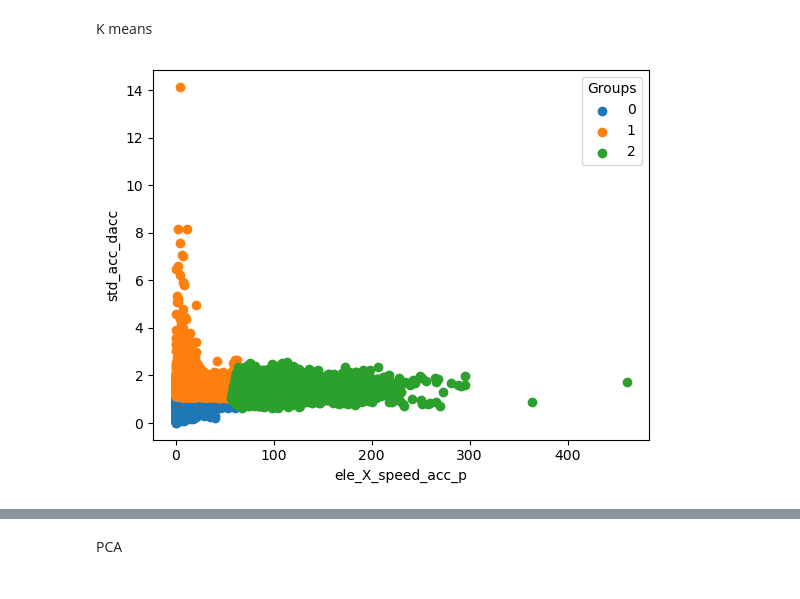
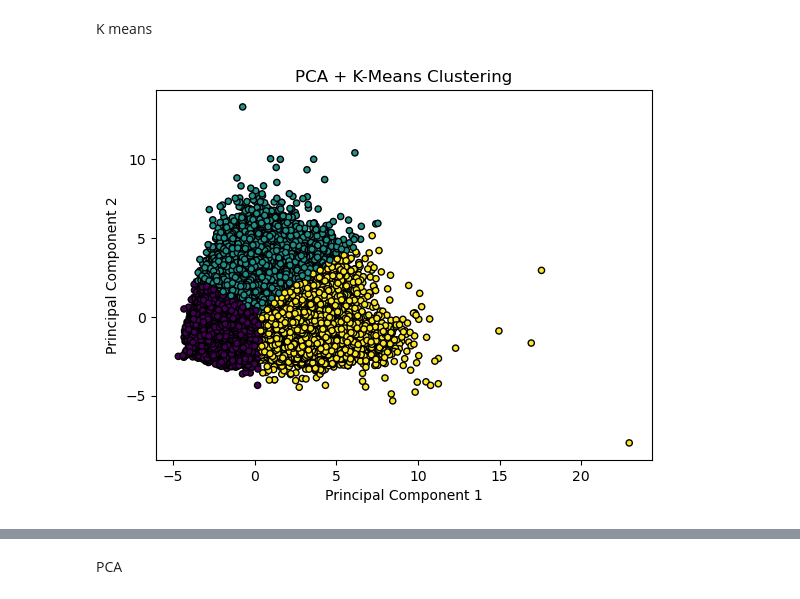
Before and after one commit to DriverBehaviour-FYP/Driver-Behaviour-Analysis, a Jupyter notebook: notebook/clustering/k-means.ipynb, the cells around one changed output, grey strips where cells are left out. Drawn from its saved outputs; the diff is of its cells as text; code cells hidden in the pictures.

```diff
--- a/notebook/clustering/k-means.ipynb
+++ b/notebook/clustering/k-means.ipynb
@@ -1,6 +1,4 @@
 # %%
 import pandas as pd
 
-data = pd.read_csv('../../data/Raw-GPS-data-Kandy-Buses/MAIN/OUTPUT/merged_segements_10T.csv')
-
-data.head(2)
+data = pd.read_csv('../../data/Raw-GPS-data-Kandy-Buses/MAIN/OUTPUTS/merged_segments_1000M.csv')
@@ -19,3 +5,5 @@ Column Names: ['segment_starting_time', 'segment_ending_time', 'trip_id', 'devic
+# %%
+data = data.dropna()
 # %%
 import pandas as pd
 from sklearn.cluster import KMeans
@@ -49,6 +37,3 @@ def elbow_method(result,clustering_features):
   plt.title('Elbow Method for Optimal k')
   plt.grid(True)
   plt.show()
-# %%
-data = data.dropna(subset=['elevation_p', 'elevation_n', 'ele_X_speed_acc_p', 'ele_X_speed_acc_n', 'average_acceleration', 'average_deacceleration', 'std_acc_dacc', 'stop_count', 'average_speed', 'max_speed', 'speed_variation'])
-elbow_method(data,['elevation_p', 'elevation_n', 'ele_X_speed_acc_p', 'ele_X_speed_acc_n', 'average_acceleration', 'average_deacceleration', 'std_acc_dacc', 'stop_count', 'average_speed', 'max_speed', 'speed_variation'])
@@ -57,44 +44,45 @@ elbow_method(data,['elevation_p', 'elevation_n', 'ele_X_speed_acc_p', 'ele_X_spe
 # %% [markdown]
 K means
+# %%
+no_pca_components = 4
+no_clusters = 3
 # %%
 import pandas as pd
 from sklearn.cluster import KMeans
 from sklearn.preprocessing import StandardScaler
 import matplotlib.pyplot as plt
+from sklearn.decomposition import PCA
 
+X = data[['speed_mean', 'speed_std', 'ele_X_speed_n', 'ele_X_speed_p', 'average_acceleration', 'average_deacceleration', 'std_acc_dacc']]
 
-# Select the features for clustering
-X = data[['ele_X_speed_acc_p', 'std_acc_dacc']]
 
 # Standardize the data (important for K-Means)
 scaler = StandardScaler()
 X_scaled = scaler.fit_transform(X)
-# X_scaled = X
+
+# Apply PCA to reduce dimensionality
+pca = PCA(n_components=no_pca_components)  # Set the number of components as needed
+principal_components = pca.fit_transform(X_scaled)
+
+# Create a DataFrame with the principal components
+principal_df = pd.DataFrame(data=principal_components, columns=['PC1', 'PC2', 'PC3', 'PC4'])
 
 # Perform K-Means clustering
-k = 3  # You can choose the number of clusters (k) as needed
+k = no_clusters  # You can choose the number of clusters (k) as needed
 kmeans = KMeans(n_init=10,n_clusters=k, random_state=0)
-data['cluster'] = kmeans.fit_predict(X_scaled)
 
-# Add 'deviceid' back to the clustered data
-# clustered_data = pd.merge(df_all, result[['deviceid', 'cluster']], on='deviceid')
+# Fit K-Means on the principal components
+principal_df['cluster'] = kmeans.fit_predict(principal_components)
 
-# Create a scatter plot with annotations
-groups = data['cluster'].unique()
+# Plot the clusters in the reduced space
+plt.scatter(principal_df['PC1'], principal_df['PC2'], c=principal_df['cluster'], cmap='viridis', marker='o', s=20, edgecolors='k')
+plt.title('PCA + K-Means Clustering')
+plt.xlabel('Principal Component 1')
+plt.ylabel('Principal Component 2')
+plt.show()
 
-for group in groups:
-    group_data = data[data['cluster'] == group]
-    plt.scatter(group_data['ele_X_speed_acc_p'], group_data['std_acc_dacc'], label=group)
 
-# Annotate data points with 'deviceid'
-    # for index, row in group_data.iterrows():
-    #     plt.annotate(row['deviceid'], (row['ele_X_speed_acc_p'], row['ele_X_speed_acc_n']), fontsize=5)
-
-plt.xlabel('ele_X_speed_acc_p')
-plt.ylabel('std_acc_dacc')
-plt.legend(title='Groups')
-
-# Show the plot
-plt.show()
+# Assuming 'data' is your DataFrame
+# data.to_csv('kmeans_clusters.csv', index=False)
 # %% [output]
-[figure, old version]
+[figure, new version]
```
Also changed, not shown: parts of 8 cells of this notebook, 11 other files.
